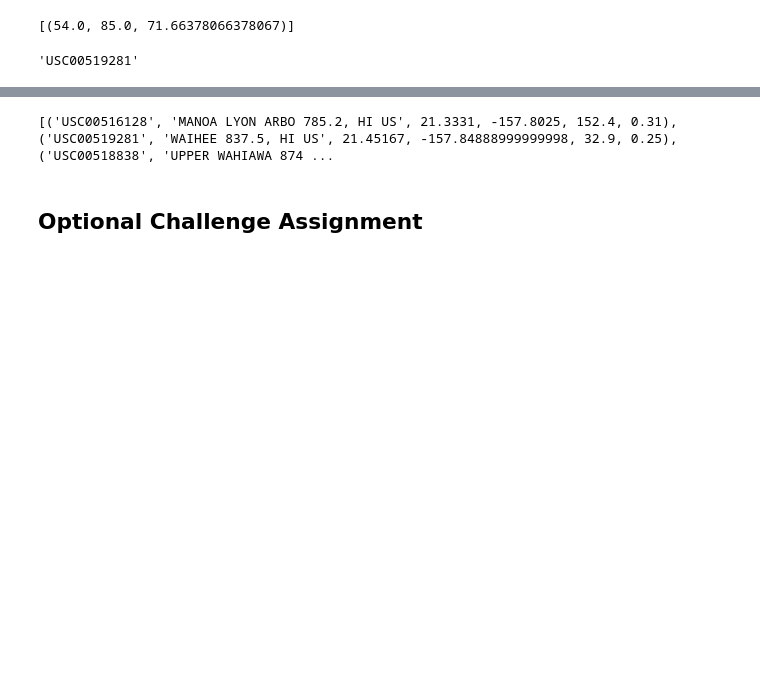
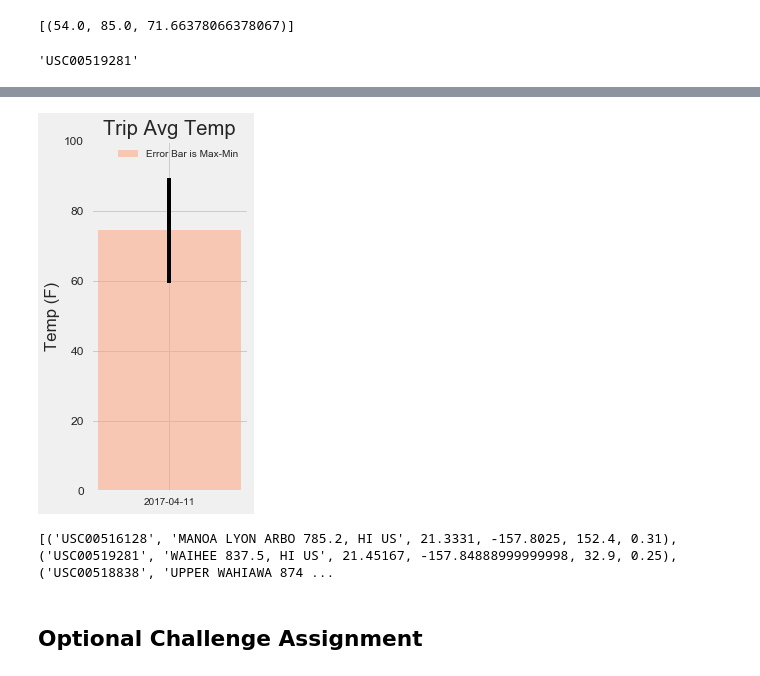
Before and after one commit to karikashah/climate_starter, a Jupyter notebook: climate_starter.ipynb, the cells around one changed output, grey strips where cells are left out. Cells and saved outputs as stored; diff of their text form; code cells hidden in the pictures; blank space fills up the shorter version.

```diff
--- a/climate_starter.ipynb
+++ b/climate_starter.ipynb
@@ -225,4 +205,13 @@ print(calc_temps('2012-02-28', '2012-03-05'))
 # %%
 # Use your previous function `calc_temps` to calculate the tmin, tavg, and tmax
 # for your trip using the previous year's data for those same dates.
+# calculate the min/max/avg from last year that matches my trip date
+trip_arrive = dt.date(2018, 4, 1)
+trip_leave = dt.date(2018, 4, 15)
+last_year = dt.timedelta(days=365)
+print(last_date)
+data = calc_temps((trip_arrive-last_year), (trip_leave-last_year))
+
+temp_avg_lst_year = (calc_temps((trip_arrive-last_year), (trip_leave-last_year)))
+print(temp_avg_lst_year)
 # %% [output]
@@ -237,0 +220,26 @@ print(calc_temps('2012-02-28', '2012-03-05'))
+# %%
+# Plot the results from your previous query as a bar chart.
+# Put the results into a dataframe so that it can be plotted
+bar_trip_df = pd.DataFrame(data=data, columns=["date","tmin", "tavg", "tmax"])
+bar_trip_df = bar_trip_df.set_index('date', drop=True)
+
+#Create variables for my plot
+plot_date = bar_trip_df.index.values
+plot_tmin = bar_trip_df['tmin']
+plot_tavg = bar_trip_df['tavg']
+plot_tmax = bar_trip_df['tmax']
+
+# Use "Trip Avg Temp" as your Title
+# Use the average temperature for the y value
+# Use the peak-to-peak (tmax-tmin) value as the y error bar (yerr)
+diff = bar_trip_df['tmax'] - bar_trip_df['tmin']
+plt.figure(figsize=[2.5, 6])
+pavg = plt.bar(plot_date, plot_tavg, yerr=diff, color="lightsalmon", alpha=.5, label="Error Bar is Max-Min")
+plt.ylabel('Temp (F)')
+plt.title('Trip Avg Temp')
+plt.legend()
+plt.yticks(np.arange(0, 120, 20), fontsize=12)
+plt.savefig("Output/Bar_MyTrip_Avg_Temp.png")
+plt.show()
+# %% [output]
+[figure, added]
```
Also changed, not shown: parts of 7 cells of this notebook, 4 other files.
